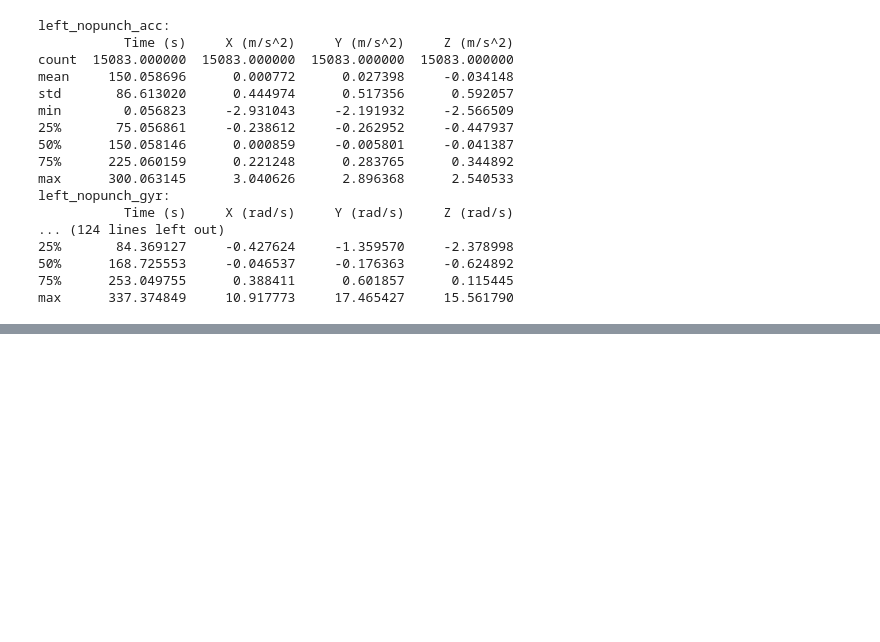
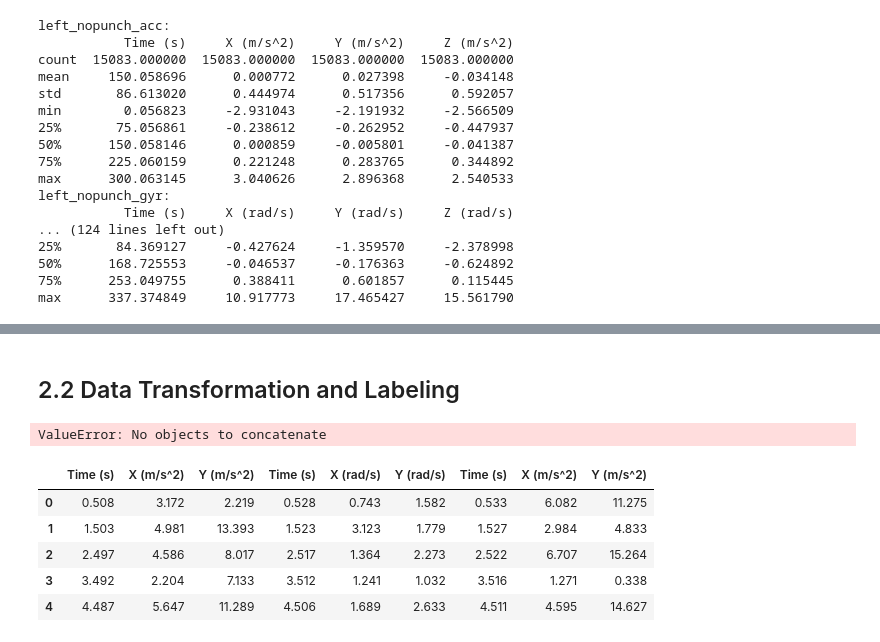
Before and after one commit to BruceLeo99/MLQS-VU-Project-Tyson, a Jupyter notebook: Experimental Boxing data review.ipynb, the cells around one changed output, grey strips where cells are left out. Cells and saved outputs as stored; diff of their text form; code cells hidden in the pictures; blank space fills up the shorter version.

Commit message:
running into error on 2.2

```diff
--- a/Experimental Boxing data review.ipynb
+++ b/Experimental Boxing data review.ipynb
@@ -360,0 +542,30 @@ for second in range(0,5):
+# %% [markdown]
+## 2.2 Data Transformation and Labeling
+# %%
+# Concatinate the features to the same punch type
+
+dict_transformed_data= dict()
+punch_types = ['left_nopunch', 'right_nopunch','jab','cross', 'leadhook', 'rearhook', 'leadupper','rearupper']
+
+i = 0
+j = 3
+idx_punch_types = 0
+while j <= 24:
+    concat_df = pd.concat([df for df in [feature_df for feature_df in dict_sub03_agg.values()][i:j]], axis=1)
+    dict_transformed_data.setdefault("transformed_" + punch_types[idx_punch_types], concat_df)
+    i += 3
+    j += 3
+    idx_punch_types += 1
+
+dict_transformed_data
+# %% [output]
+ValueError: No objects to concatenate
+# %%
+dict_transformed_data["transformed_jab"].head()
+# %% [output]
+|  | Time (s) | X (m/s^2) | Y (m/s^2) | Time (s) | X (rad/s) | Y (rad/s) | Time (s) | X (m/s^2) | Y (m/s^2) |
+| 0 | 0.508 | 3.172 | 2.219 | 0.528 | 0.743 | 1.582 | 0.533 | 6.082 | 11.275 |
+| 1 | 1.503 | 4.981 | 13.393 | 1.523 | 3.123 | 1.779 | 1.527 | 2.984 | 4.833 |
+| 2 | 2.497 | 4.586 | 8.017 | 2.517 | 1.364 | 2.273 | 2.522 | 6.707 | 15.264 |
+| 3 | 3.492 | 2.204 | 7.133 | 3.512 | 1.241 | 1.032 | 3.516 | 1.271 | 0.338 |
+| 4 | 4.487 | 5.647 | 11.289 | 4.506 | 1.689 | 2.633 | 4.511 | 4.595 | 14.627 |
```
Also changed, not shown: parts of 17 cells of this notebook, 2 other files.
